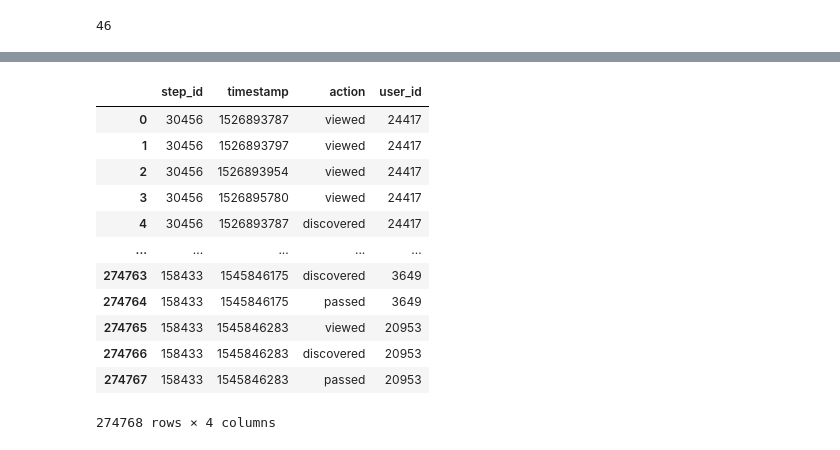
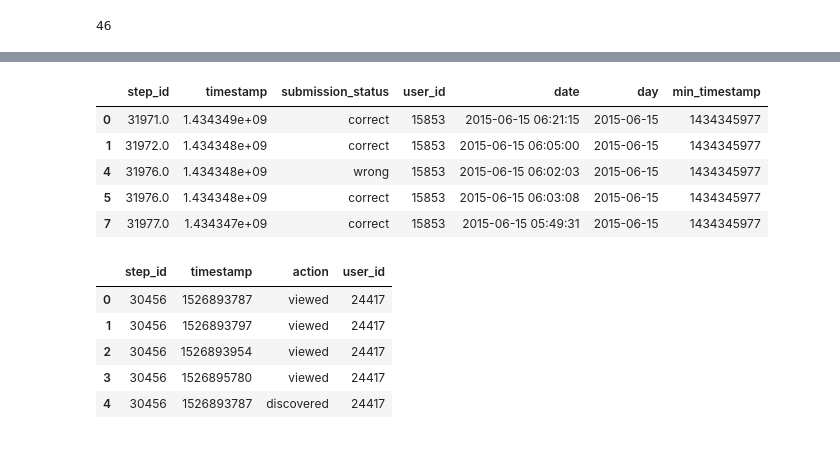
Before and after one commit to raent1/N_C_Projects, a Jupyter notebook: stepik_ml_contest/stepik_ml_project.ipynb, the cells around one changed output, grey strips where cells are left out. Cells and saved outputs as stored; diff of their text form; code cells hidden in the pictures.

```diff
--- a/stepik_ml_contest/stepik_ml_project.ipynb
+++ b/stepik_ml_contest/stepik_ml_project.ipynb
@@ -827,17 +807,19 @@ submissions_data_train.groupby('user_id').day.nunique().to_frame().reset_index()
+# %%
+submissions_data_train.head()
+# %% [output]
+|  | step_id | timestamp | submission_status | user_id | date | day | min_timestamp |
+| 0 | 31971.0 | 1.434349e+09 | correct | 15853 | 2015-06-15 06:21:15 | 2015-06-15 | 1434345977 |
+| 1 | 31972.0 | 1.434348e+09 | correct | 15853 | 2015-06-15 06:05:00 | 2015-06-15 | 1434345977 |
+| 4 | 31976.0 | 1.434348e+09 | wrong | 15853 | 2015-06-15 06:02:03 | 2015-06-15 | 1434345977 |
+| 5 | 31976.0 | 1.434348e+09 | correct | 15853 | 2015-06-15 06:03:08 | 2015-06-15 | 1434345977 |
+| 7 | 31977.0 | 1.434347e+09 | correct | 15853 | 2015-06-15 05:49:31 | 2015-06-15 | 1434345977 |
 # %%
-events_data_test
+events_data_test.head()
 # %% [output]
 |  | step_id | timestamp | action | user_id |
 | 0 | 30456 | 1526893787 | viewed | 24417 |
 | 1 | 30456 | 1526893797 | viewed | 24417 |
 | 2 | 30456 | 1526893954 | viewed | 24417 |
 | 3 | 30456 | 1526895780 | viewed | 24417 |
 | 4 | 30456 | 1526893787 | discovered | 24417 |
-| ... | ... | ... | ... | ... |
-| 274763 | 158433 | 1545846175 | discovered | 3649 |
-| 274764 | 158433 | 1545846175 | passed | 3649 |
-| 274765 | 158433 | 1545846283 | viewed | 20953 |
-| 274766 | 158433 | 1545846283 | discovered | 20953 |
-| 274767 | 158433 | 1545846283 | passed | 20953 |
-274768 rows × 4 columns
 # %%
```
Also changed, not shown: parts of 7 cells of this notebook.
